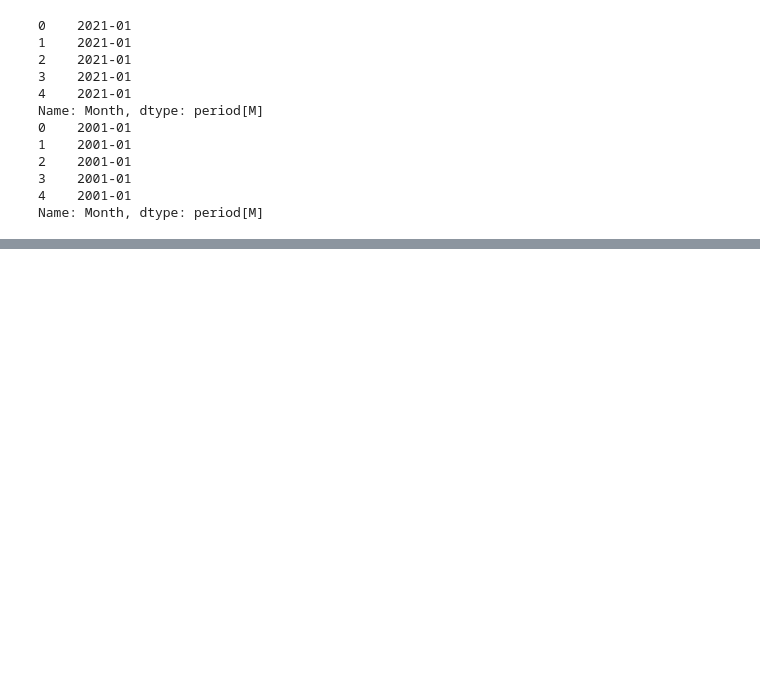
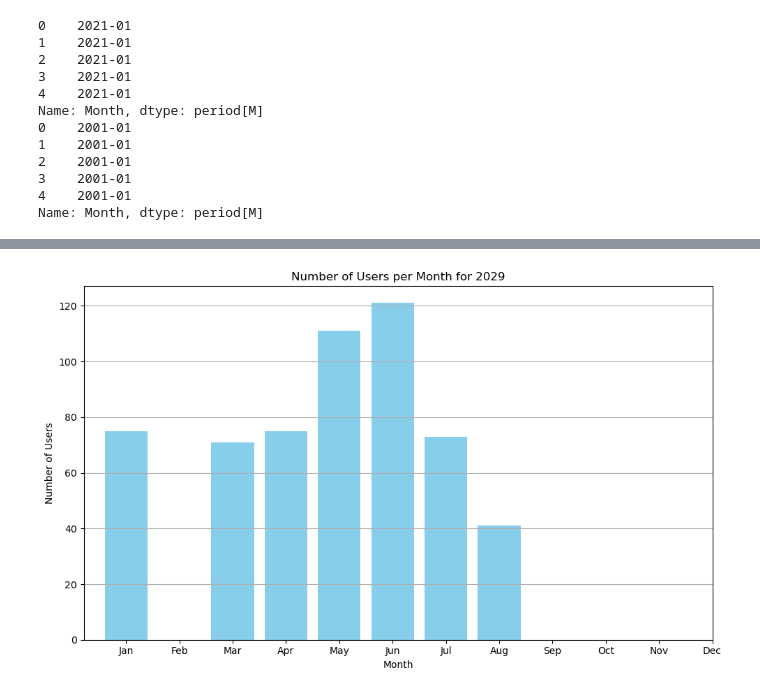
Before and after one commit to Pranav3608/Cohort-Analysis, a Jupyter notebook: cohort_analysis.ipynb, the cells around one changed output, grey strips where cells are left out. Drawn from its saved outputs; the diff is of its cells as text; code cells hidden in the pictures; blank space fills up the shorter version.

```diff
--- a/cohort_analysis.ipynb
+++ b/cohort_analysis.ipynb
@@ -168,0 +206,15 @@ Name: Month, dtype: period[M]
+# %%
+# User acquisition Analysis
+monthly_users_latest_year = latest_year_data.groupby(latest_year_data['Month'].dt.month)['Cust ID'].nunique()
+
+plt.figure(figsize=(10, 6))
+plt.bar(monthly_users_latest_year.index, monthly_users_latest_year, color='skyblue')
+plt.xlabel('Month')
+plt.ylabel('Number of Users')
+plt.title(f'Number of Users per Month for {latest_year}')
+plt.xticks(range(1, 13), ['Jan', 'Feb', 'Mar', 'Apr', 'May', 'Jun', 'Jul', 'Aug', 'Sep', 'Oct', 'Nov', 'Dec'])
+plt.grid(axis='y')
+plt.tight_layout()
+plt.show()
+# %% [output]
+[figure, added]
```
Also changed, not shown: parts of 9 cells of this notebook.
